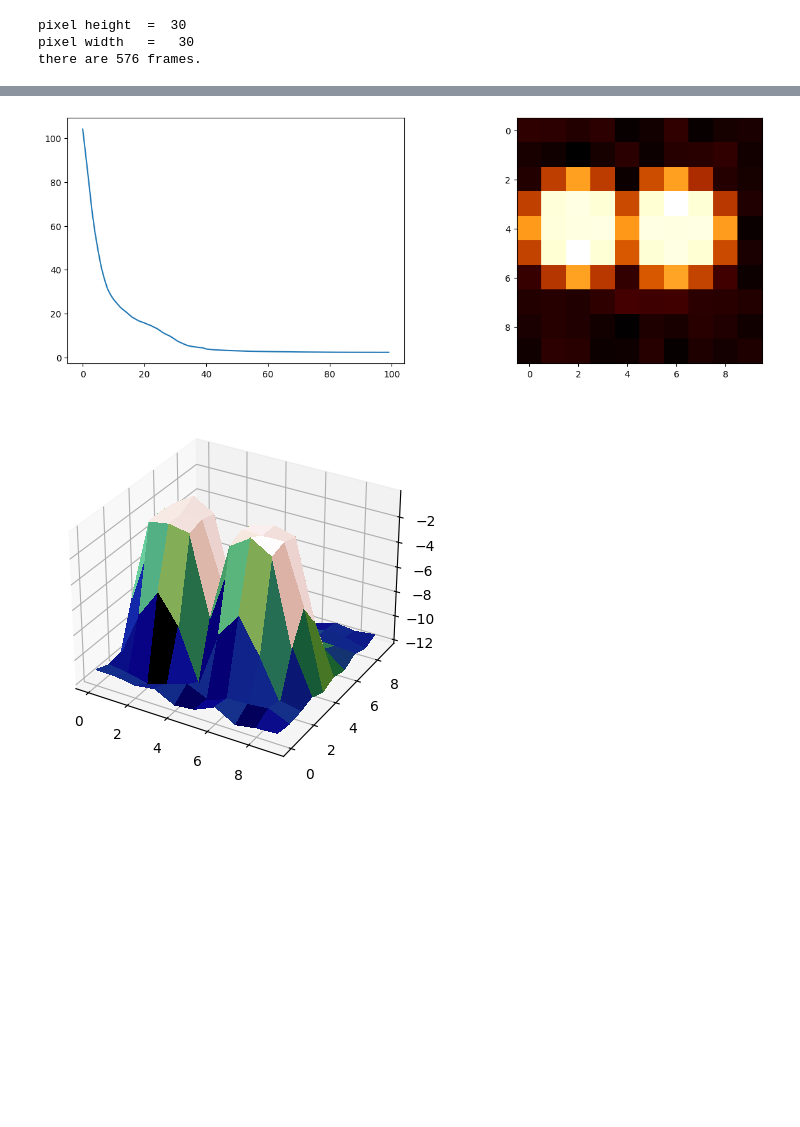
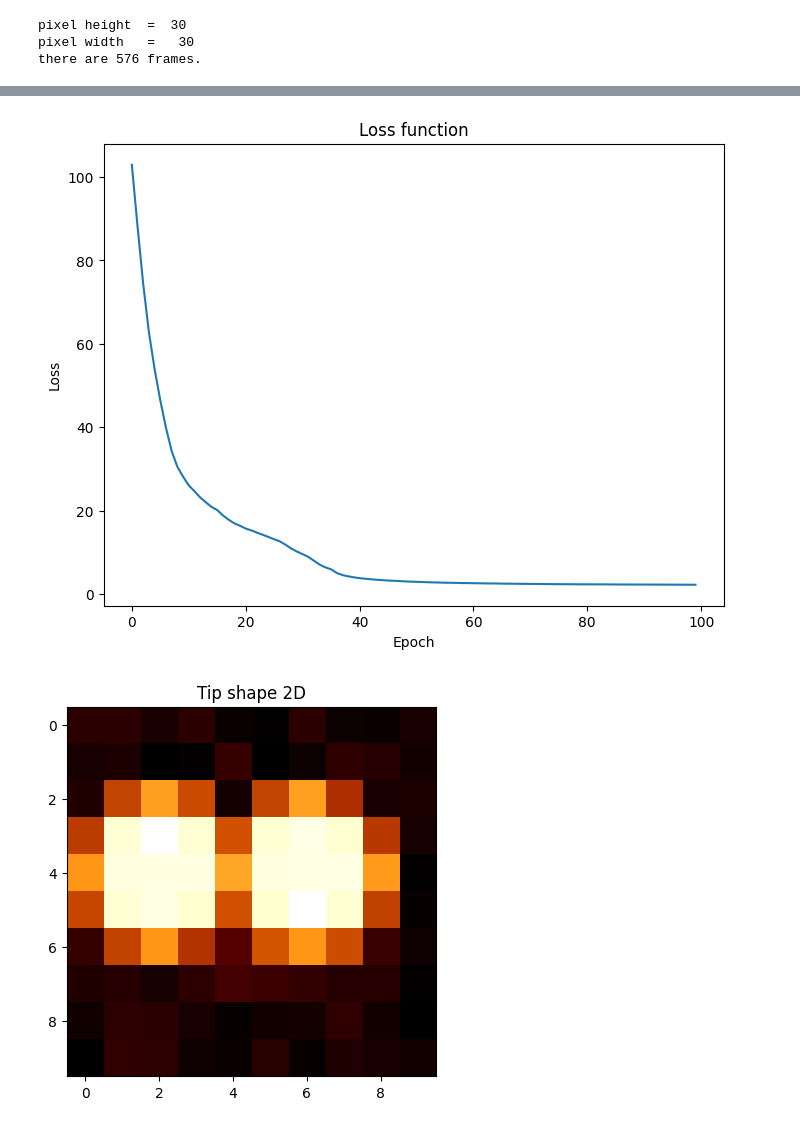
Before and after one commit to matsunagalab/ColabBTR, a Jupyter notebook: ColabBTR.ipynb, the cells around one changed output, grey strips where cells are left out. Drawn from its saved outputs; the diff is of its cells as text; code cells hidden in the pictures; blank space fills up the shorter version.

```diff
--- a/ColabBTR.ipynb
+++ b/ColabBTR.ipynb
@@ -74,8 +83,18 @@ import numpy as np
 import matplotlib.pyplot as plt
 import gwyfile
 
+#@markdown - **Channel number** (option for 2ch *.asd* file)<br>
+#@markdown example: 0
 channel_number_in_asd = 0#@param {type:"raw"}
+#@markdown - **Name of channels** (option for *.gwy* file)<br>
+#@markdown example: topography
 channel_name_in_gwyfile = "topography"#@param {type:"string"}
+
+# Save parameter file
+custom_path = os.path.join('/content', jobname, f'afm_data')
+with open(f'{custom_path}/upload_file_params.txt', 'w') as f:
+  f.write(f'channel_number_in_asd: {channel_number_in_asd}\n')
+  f.write(f'channel_name_in_gwyfilee: {channel_name_in_gwyfile}\n')
 
 file_path = []
 for filename in os.listdir(custom_path):
@@ -118,6 +137,7 @@ else:
 # create tensors
 device = torch.device("cuda" if torch.cuda.is_available() else "cpu")
 images = torch.tensor(images, dtype=torch.float32, device=device)
+nframe = images.shape[0]
 
 # display information
 print("pixel height  = ",images.shape[1])
@@ -290,51 +372,76 @@ display(slider_ransac)
 #@title Working in progress... (Optional) Determine optimal weight decay for AdamW by cross-validation
 # %%
 #@title Run the end-to-end differentiable BTR and reconstruct tip shape from AFM images
+
 %%time
 from colabbtr.morphology import differentiable_btr
 
+custom_path = os.path.join('/content', jobname, f'differentiable_BTR')
+os.makedirs(custom_path, exist_ok=True)
+
+#@markdown - **Frame range**: used for estimation of tip shape
 first_frame = 0#@param {type:"raw"}
 last_frame = 30#@param {type:"raw"}
+#@markdown - **Tip size**: used for tip height and width
 tip_size = 10#@param {type:"raw"}
 tip_height = tip_size
 tip_width = tip_size
+#@markdown - **Settings for learning**
 epoch = 100#@param {type:"raw"}
 learning_rate = 0.1#@param {type:"raw"}
 weight_decay = 0.0#@param {type:"raw"}
 
+# Save parameter file
+with open(f'{custom_path}/differentiable_BTR_params.txt', 'w') as f:
+  f.write(f'first_frame: {first_frame}\n')
+  f.write(f'last_frame: {last_frame}\n')
+  f.write(f'tip_size: {tip_size}\n')
+  f.write(f'epoch: {epoch}\n')
+  f.write(f'learning_rate: {learning_rate}\n')
+  f.write(f'weight_decay: {weight_decay}\n')
+
 tip, loss = differentiable_btr(images[first_frame:last_frame, :, :],
                              (tip_height, tip_width),
                              nepoch=epoch, lr=learning_rate, weight_decay=weight_decay)
+np.save(f'{custom_path}/tip', tip.to('cpu').numpy())
+np.save(f'{custom_path}/loss', loss)
 
 import matplotlib.pyplot as plt
 import numpy as np
 from matplotlib.colors import LightSource
 from matplotlib import cm
 
-plt.figure(figsize=(15, 5))
+plt.figure(figsize=(8, 6))
 
-plt.subplot(1, 2, 1)
+plt.title('Loss function')
+plt.xlabel('Epoch')
+plt.ylabel('Loss')
 plt.plot(loss)
+plt.savefig(f'{custom_path}/differentiable_BTR_loss.png')
+plt.show()
 
-plt.subplot(1, 2, 2)
+plt.title('Tip shape 2D')
 plt.imshow(tip.to('cpu').numpy(), cmap="afmhot", aspect="equal")
+plt.savefig(f'{custom_path}/tip_shape_2D.png')
 plt.show()
 #plt.imshow(idilation(surface_tensor, tip_tensor).cpu().detach().numpy(), cmap='afmhot')
 
 nrows, ncols = tip.shape
 # xとyの範囲を生成
 x = np.arange(ncols)
 y = np.arange(nrows)
 x, y = np.meshgrid(x, y)
 # Set up plot
 fig, ax = plt.subplots(subplot_kw=dict(projection='3d'))
+fig.suptitle('Tip shape 3D')
 ls = LightSource(270, 45)
 # To use a custom hillshading mode, override the built-in shading and pass
 # in the rgb colors of the shaded surface calculated from "shade".
 rgb = ls.shade(tip.to('cpu').numpy(), cmap=cm.gist_earth, vert_exag=0.1, blend_mode='soft')
 surf = ax.plot_surface(x, y, tip.to('cpu').numpy(), rstride=1, cstride=1, facecolors=rgb,
                        linewidth=0, antialiased=False, shade=False)
+plt.savefig(f'{custom_path}/tip_shape_3D.png')
 plt.show()
 # %% [output]
-[figure, old version]
+[figure, new version]
-[figure, old version]
+[figure, new version]
```
Also changed, not shown: parts of 13 cells of this notebook.
